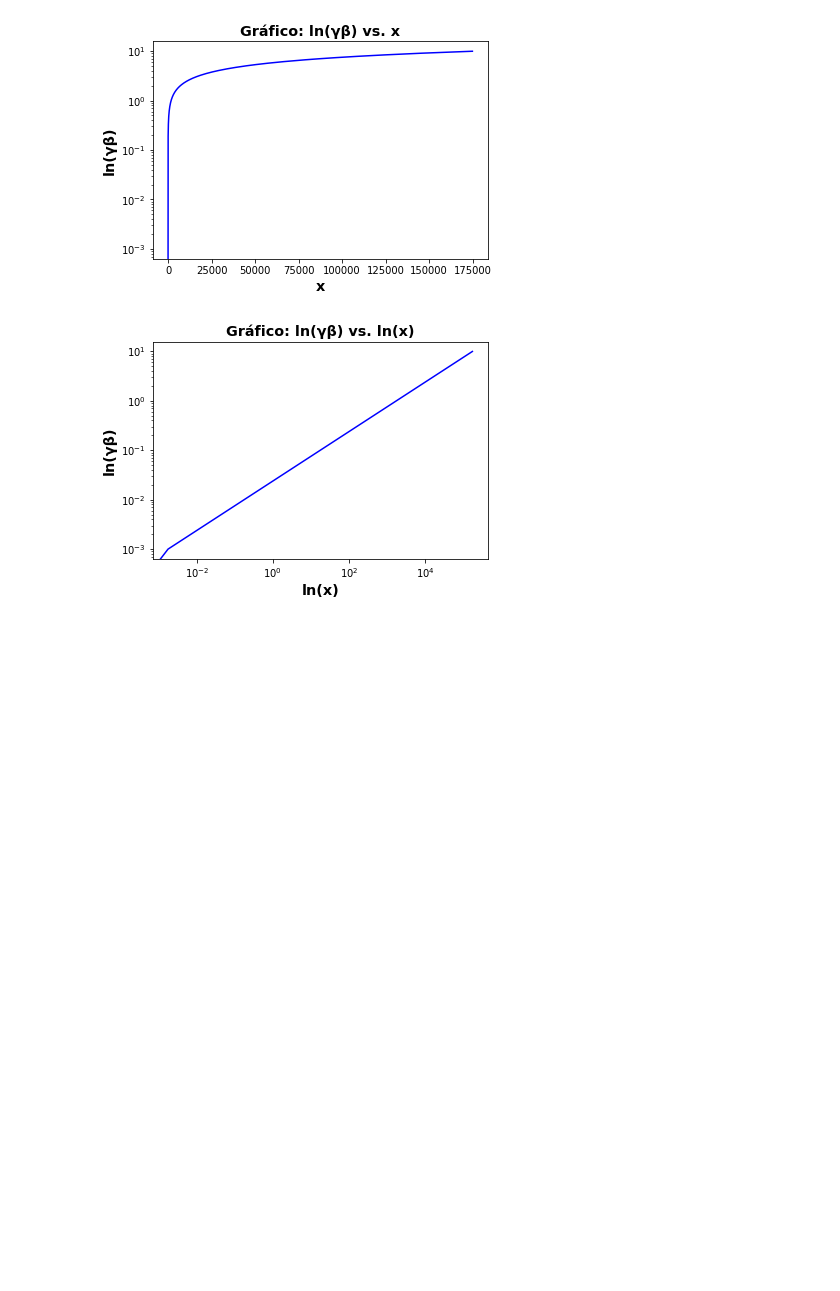
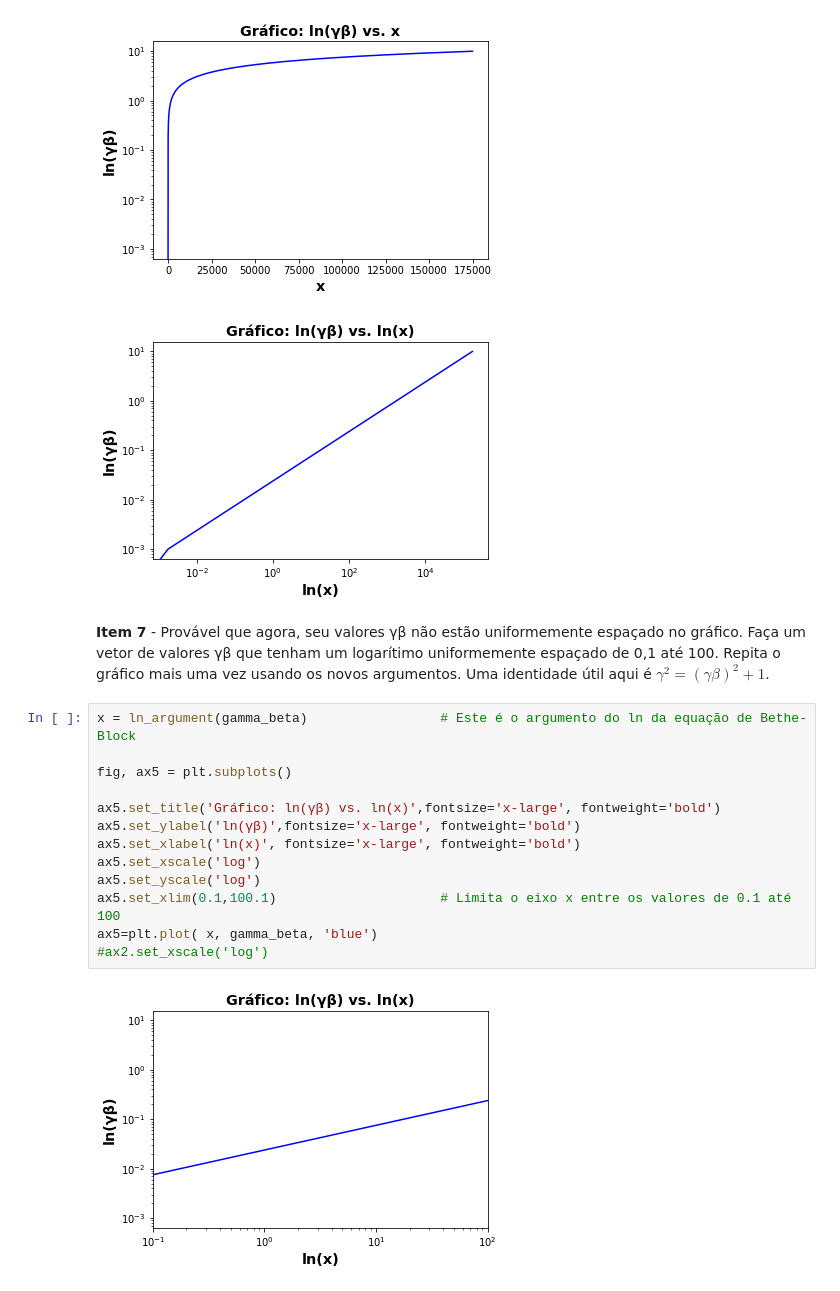
Before and after one commit to JMateusNSilva/python_uerj_2020_2, a Jupyter notebook: projeto01/projeto01_Bethe_Block_equation.ipynb, the cells around one changed output. Cells and saved outputs as stored; diff of their text form; blank space fills up the shorter version.

```diff
--- a/projeto01/projeto01_Bethe_Block_equation.ipynb
+++ b/projeto01/projeto01_Bethe_Block_equation.ipynb
@@ -194,3 +194,20 @@ ax5=plt.plot( x, gamma_beta, 'blue')
 [figure]
 [figure]
 [figure]
+# %% [markdown]
+**Item 7** - Provável que agora, seu valores γβ não estão uniformemente espaçado no gráfico. Faça um vetor de valores γβ que tenham um logarítimo uniformemente espaçado de 0,1 até 100. Repita o gráfico mais uma vez usando os novos argumentos. Uma identidade útil aqui é $\gamma^2 = (\gamma \beta)^2 + 1$.
+# %%
+x = ln_argument(gamma_beta)                 # Este é o argumento do ln da equação de Bethe-Block
+
+fig, ax5 = plt.subplots()
+
+ax5.set_title('Gráfico: ln(γβ) vs. ln(x)',fontsize='x-large', fontweight='bold')
+ax5.set_ylabel('ln(γβ)',fontsize='x-large', fontweight='bold')
+ax5.set_xlabel('ln(x)', fontsize='x-large', fontweight='bold')
+ax5.set_xscale('log')
+ax5.set_yscale('log')
+ax5.set_xlim(0.1,100.1)                     # Limita o eixo x entre os valores de 0.1 até 100
+ax5=plt.plot( x, gamma_beta, 'blue')
+#ax2.set_xscale('log')
+# %% [output]
+[figure, added]
```
Also changed, not shown: parts of 1 cell of this notebook.
